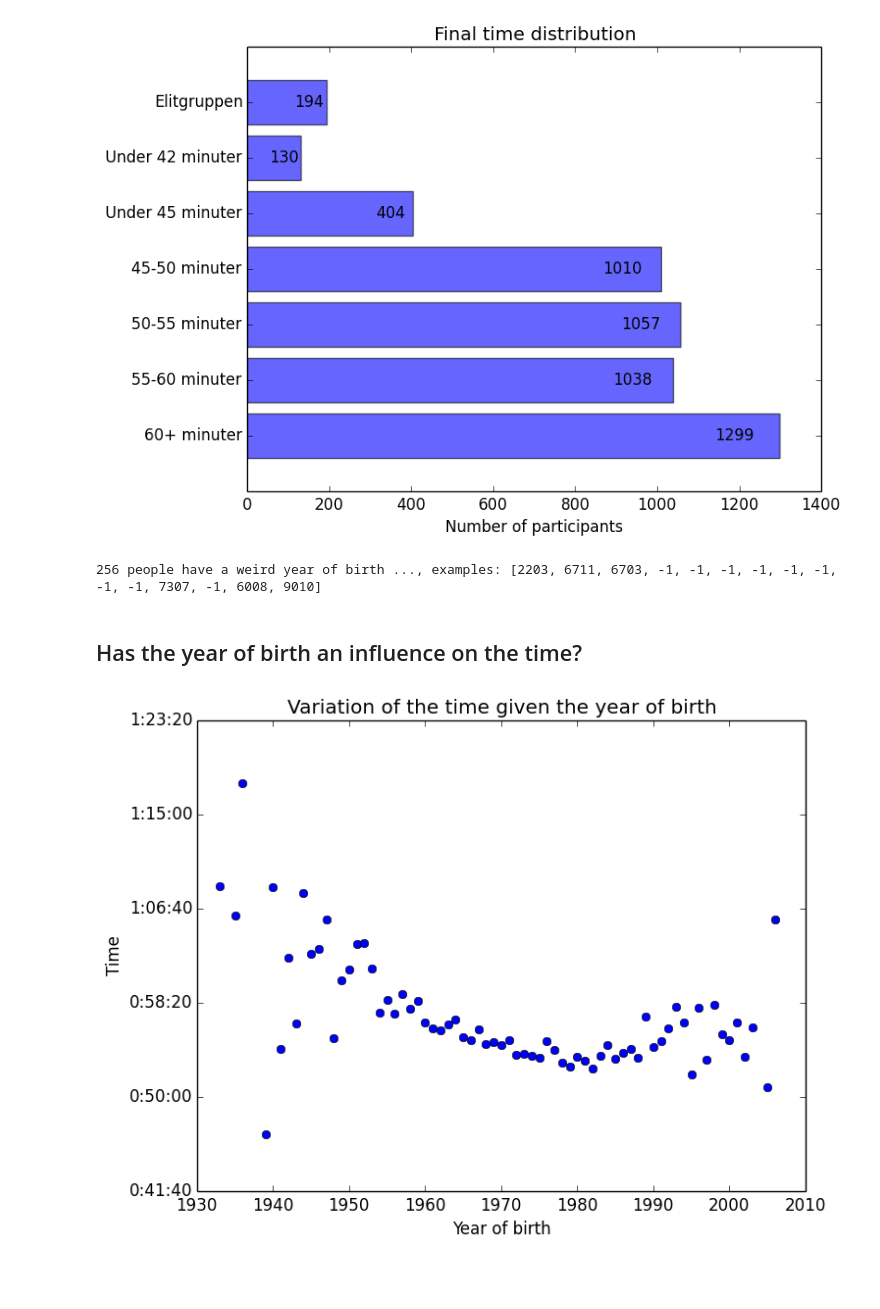
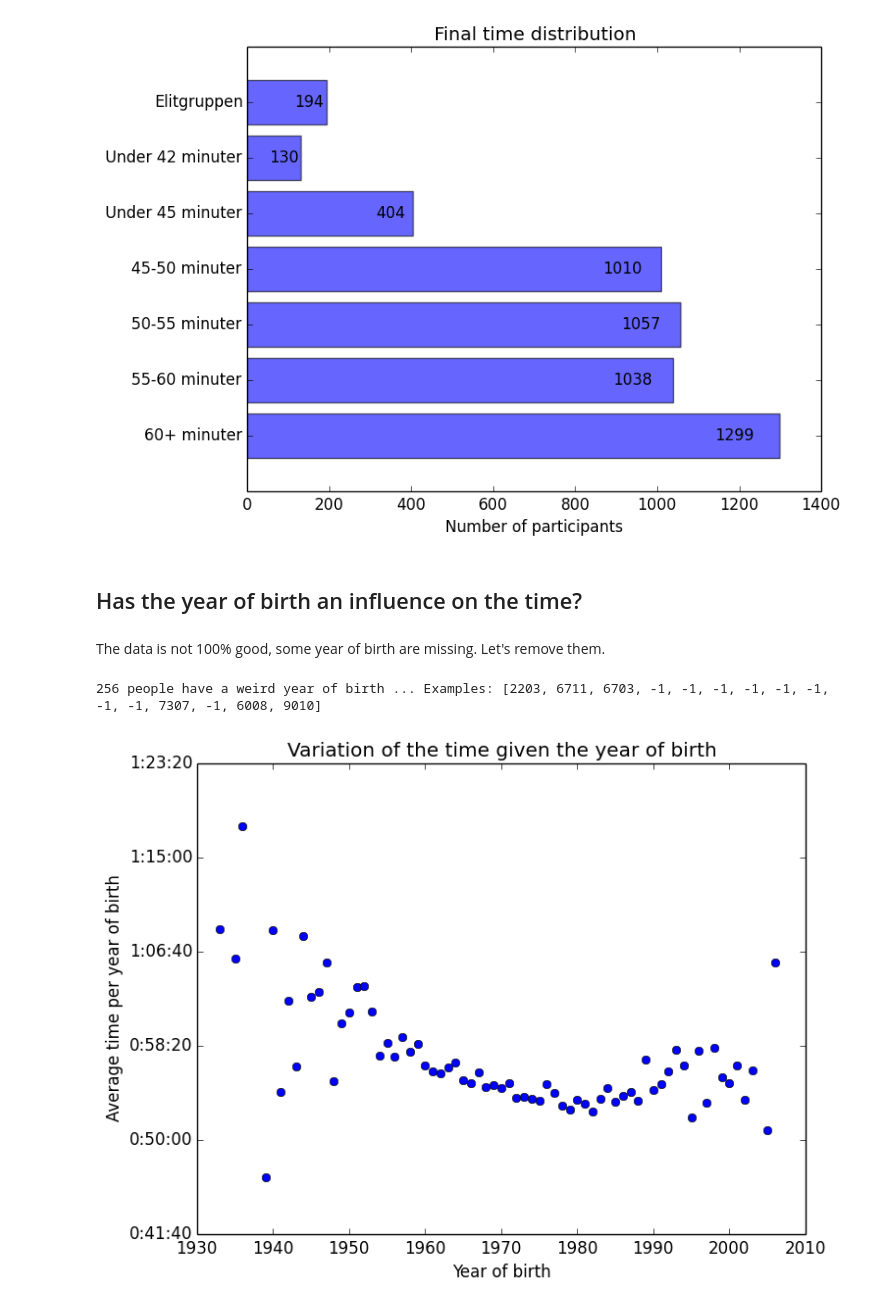
Before and after one commit to jtpio/data-playground, a Jupyter notebook: malmomilen/MalmoMilen_post.ipynb, the cells around one changed output. Drawn from its saved outputs; the diff is of its cells as text; code cells hidden in the pictures; blank space fills up the shorter version.

```diff
--- a/malmomilen/MalmoMilen_post.ipynb
+++ b/malmomilen/MalmoMilen_post.ipynb
@@ -204,34 +211,36 @@ for i, rect in enumerate(rects):
 plt.show()
 # %% [output]
 [figure]
-# %%
-# remove runners without a proper year of birth
-weird_yob = [r for r in all_runners if r["yob"] == -1 or r["yob"] >= 2014 or r["yob"] < 1914]
-all_runners_yob = [r for r in all_runners if r not in weird_yob]
-
-print(str(len(weird_yob)) + " people have a weird year of birth ..., examples: " + str([r["yob"] for r in weird_yob[:15]]))
-# %% [output]
-256 people have a weird year of birth ..., examples: [2203, 6711, 6703, -1, -1, -1, -1, -1, -1, -1, -1, 7307, -1, 6008, 9010]
 # %% [markdown]
 ## Has the year of birth an influence on the time?
+# %% [markdown]
+The data is not 100% good, some year of birth are missing. Let's remove them.
+# %%
+# remove runners without a proper year of birth
+weird_yob = [r for r in all_runners if r["yob"] == -1 or r["yob"] >= 2014 or r["yob"] < 1914]
+all_runners_yob = [r for r in all_runners if r not in weird_yob]
+
+print(str(len(weird_yob)) + " people have a weird year of birth ... Examples: " + str([r["yob"] for r in weird_yob[:15]]))
+# %% [output]
+256 people have a weird year of birth ... Examples: [2203, 6711, 6703, -1, -1, -1, -1, -1, -1, -1, -1, 7307, -1, 6008, 9010]
 # %%
 group_by_yob = itertools.groupby(sorted(all_runners_yob, key=lambda x: x["yob"]), lambda x: x["yob"])
 avg_by_yob = [(k, stats.mean([r["timeInSeconds"] for r in g])) for k, g in group_by_yob]
 
 def secondsToHumanTime(x, pos):
     return str(datetime.timedelta(seconds=x))
 
 avg_by_yob = sorted(avg_by_yob, key=lambda x: x[0])
 
 yob_x = [x[0] for x in avg_by_yob]
 yob_y = [x[1] for x in avg_by_yob]
 
 plt.xlabel('Year of birth')
-plt.ylabel('Time')
+plt.ylabel('Average time per year of birth')
 plt.title('Variation of the time given the year of birth')
 
 plt.plot(yob_x, yob_y, 'bo')
 plt.gca().yaxis.set_major_formatter(FuncFormatter(secondsToHumanTime))
 plt.show()
 # %% [output]
-[figure, old version]
+[figure, new version]
```
Also changed, not shown: parts of 18 cells of this notebook.
